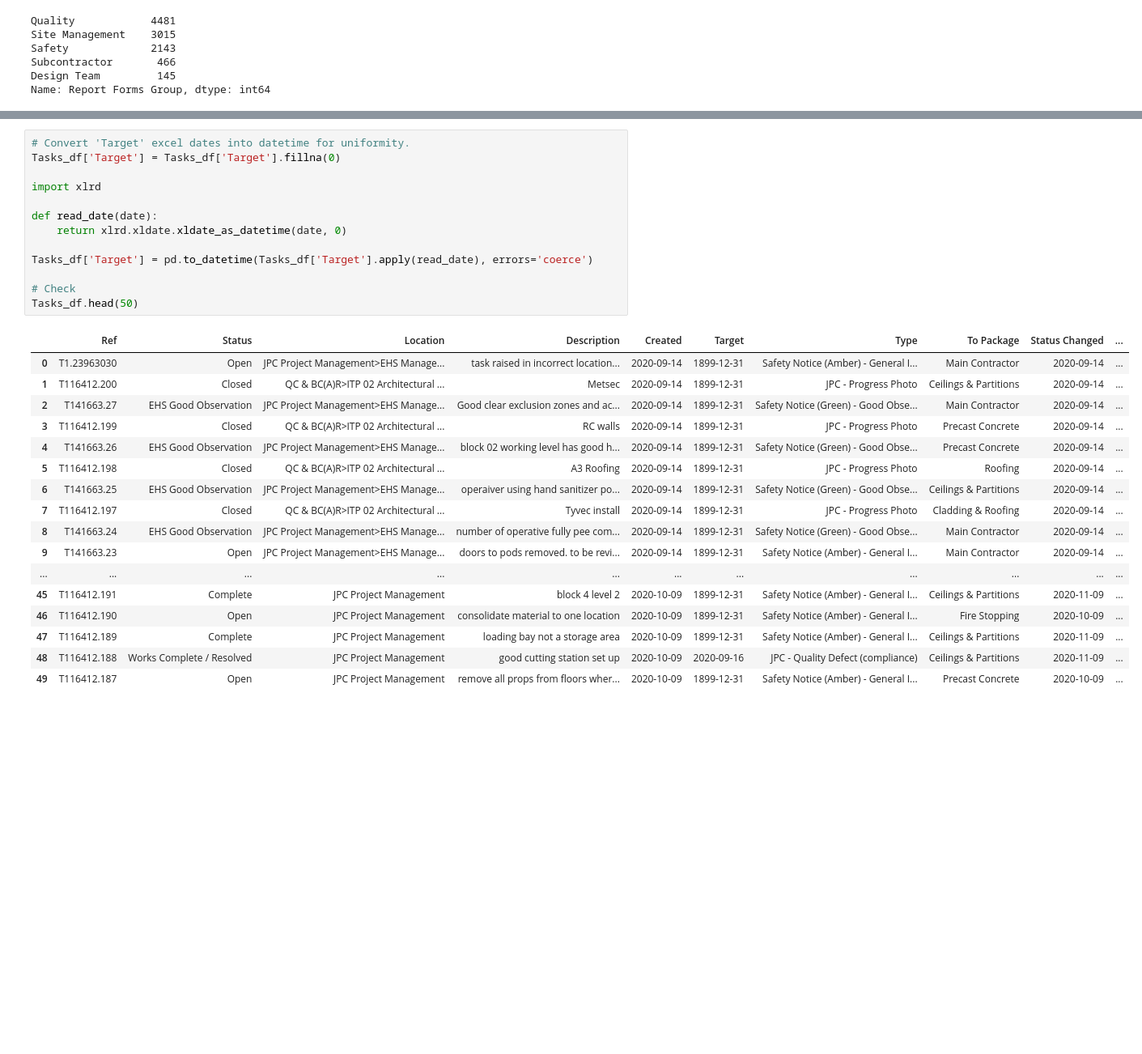
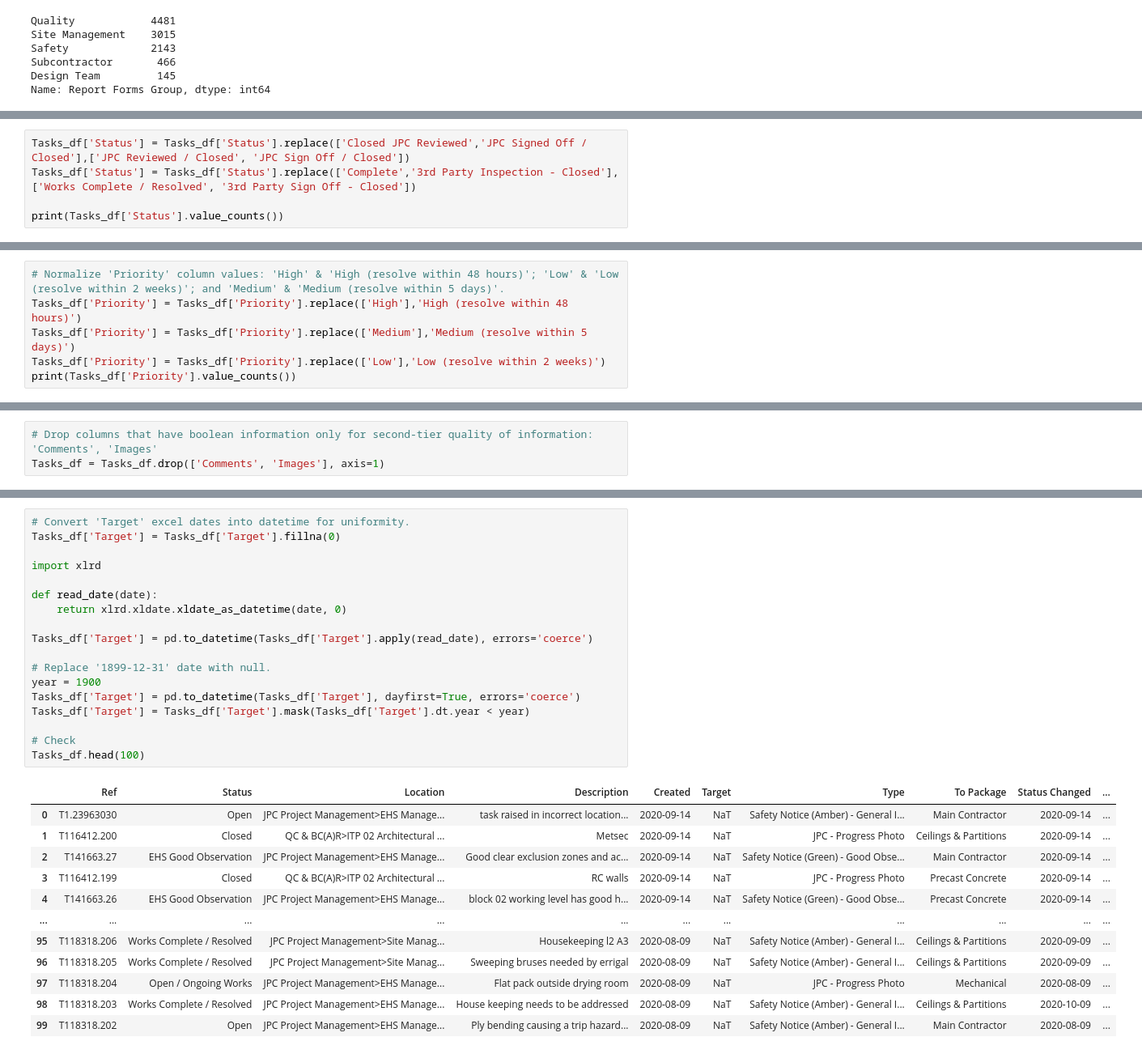
Before and after one commit to chkCreate/Construction_Project_Management_Report_Analysis, a Jupyter notebook: Data_Cleaning.ipynb, the cells around one changed output, grey strips where cells are left out. Shown: that part at 81% size. Drawn from its saved outputs; the diff is of its cells as text; blank space fills up the shorter version.

```diff
--- a/Data_Cleaning.ipynb
+++ b/Data_Cleaning.ipynb
@@ -188,0 +282,5 @@ Name: Priority, dtype: int64
+# %%
+Tasks_df['Status'] = Tasks_df['Status'].replace(['Closed JPC Reviewed','JPC Signed Off / Closed'],['JPC Reviewed / Closed', 'JPC Sign Off / Closed'])
+Tasks_df['Status'] = Tasks_df['Status'].replace(['Complete','3rd Party Inspection - Closed'],['Works Complete / Resolved', '3rd Party Sign Off - Closed'])
+
+print(Tasks_df['Status'].value_counts())
@@ -194,0 +341,6 @@ Name: Association, dtype: int64
+# %%
+# Normalize 'Priority' column values: 'High' & 'High (resolve within 48 hours)'; 'Low' & 'Low (resolve within 2 weeks)'; and 'Medium' & 'Medium (resolve within 5 days)'.
+Tasks_df['Priority'] = Tasks_df['Priority'].replace(['High'],'High (resolve within 48 hours)')
+Tasks_df['Priority'] = Tasks_df['Priority'].replace(['Medium'],'Medium (resolve within 5 days)')
+Tasks_df['Priority'] = Tasks_df['Priority'].replace(['Low'],'Low (resolve within 2 weeks)')
+print(Tasks_df['Priority'].value_counts())
@@ -195,3 +372,6 @@ Name: Association, dtype: int64
+# %%
+# Drop columns that have boolean information only for second-tier quality of information: 'Comments', 'Images'
+Tasks_df = Tasks_df.drop(['Comments', 'Images'], axis=1)
 # %%
 # Convert date object column into datetime format.
 Tasks_df['Created'] = pd.to_datetime(Tasks_df['Created'])
@@ -219,31 +395,31 @@ Tasks_df.head(50)
 # %%
 # Convert 'Target' excel dates into datetime for uniformity.
 Tasks_df['Target'] = Tasks_df['Target'].fillna(0)
 
 import xlrd
 
 def read_date(date):
     return xlrd.xldate.xldate_as_datetime(date, 0)
 
 Tasks_df['Target'] = pd.to_datetime(Tasks_df['Target'].apply(read_date), errors='coerce')
 
+# Replace '1899-12-31' date with null.
+year = 1900
+Tasks_df['Target'] = pd.to_datetime(Tasks_df['Target'], dayfirst=True, errors='coerce')
+Tasks_df['Target'] = Tasks_df['Target'].mask(Tasks_df['Target'].dt.year < year)
+
 # Check
-Tasks_df.head(50)
+Tasks_df.head(100)
 # %% [output]
 |  | Ref | Status | Location | Description | Created | Target | Type | To Package | Status Changed | ... |
-| 0 | T1.23963030 | Open | JPC Project Management>EHS Manage... | task raised in incorrect location... | 2020-09-14 | 1899-12-31 | Safety Notice (Amber) - General I... | Main Contractor | 2020-09-14 | ... |
-| 1 | T116412.200 | Closed | QC & BC(A)R>ITP 02 Architectural ... | Metsec | 2020-09-14 | 1899-12-31 | JPC - Progress Photo | Ceilings & Partitions | 2020-09-14 | ... |
-| 2 | T141663.27 | EHS Good Observation | JPC Project Management>EHS Manage... | Good clear exclusion zones and ac... | 2020-09-14 | 1899-12-31 | Safety Notice (Green) - Good Obse... | Main Contractor | 2020-09-14 | ... |
-| 3 | T116412.199 | Closed | QC & BC(A)R>ITP 02 Architectural ... | RC walls | 2020-09-14 | 1899-12-31 | JPC - Progress Photo | Precast Concrete | 2020-09-14 | ... |
-| 4 | T141663.26 | EHS Good Observation | JPC Project Management>EHS Manage... | block 02 working level has good h... | 2020-09-14 | 1899-12-31 | Safety Notice (Green) - Good Obse... | Precast Concrete | 2020-09-14 | ... |
-| 5 | T116412.198 | Closed | QC & BC(A)R>ITP 02 Architectural ... | A3 Roofing | 2020-09-14 | 1899-12-31 | JPC - Progress Photo | Roofing | 2020-09-14 | ... |
-| 6 | T141663.25 | EHS Good Observation | JPC Project Management>EHS Manage... | operaiver using hand sanitizer po... | 2020-09-14 | 1899-12-31 | Safety Notice (Green) - Good Obse... | Ceilings & Partitions | 2020-09-14 | ... |
-| 7 | T116412.197 | Closed | QC & BC(A)R>ITP 02 Architectural ... | Tyvec install | 2020-09-14 | 1899-12-31 | JPC - Progress Photo | Cladding & Roofing | 2020-09-14 | ... |
-| 8 | T141663.24 | EHS Good Observation | JPC Project Management>EHS Manage... | number of operative fully pee com... | 2020-09-14 | 1899-12-31 | Safety Notice (Green) - Good Obse... | Main Contractor | 2020-09-14 | ... |
-| 9 | T141663.23 | Open | JPC Project Management>EHS Manage... | doors to pods removed. to be revi... | 2020-09-14 | 1899-12-31 | Safety Notice (Amber) - General I... | Main Contractor | 2020-09-14 | ... |
+| 0 | T1.23963030 | Open | JPC Project Management>EHS Manage... | task raised in incorrect location... | 2020-09-14 | NaT | Safety Notice (Amber) - General I... | Main Contractor | 2020-09-14 | ... |
+| 1 | T116412.200 | Closed | QC & BC(A)R>ITP 02 Architectural ... | Metsec | 2020-09-14 | NaT | JPC - Progress Photo | Ceilings & Partitions | 2020-09-14 | ... |
+| 2 | T141663.27 | EHS Good Observation | JPC Project Management>EHS Manage... | Good clear exclusion zones and ac... | 2020-09-14 | NaT | Safety Notice (Green) - Good Obse... | Main Contractor | 2020-09-14 | ... |
+| 3 | T116412.199 | Closed | QC & BC(A)R>ITP 02 Architectural ... | RC walls | 2020-09-14 | NaT | JPC - Progress Photo | Precast Concrete | 2020-09-14 | ... |
+| 4 | T141663.26 | EHS Good Observation | JPC Project Management>EHS Manage... | block 02 working level has good h... | 2020-09-14 | NaT | Safety Notice (Green) - Good Obse... | Precast Concrete | 2020-09-14 | ... |
 | ... | ... | ... | ... | ... | ... | ... | ... | ... | ... | ... |
-| 45 | T116412.191 | Complete | JPC Project Management | block 4 level 2 | 2020-10-09 | 1899-12-31 | Safety Notice (Amber) - General I... | Ceilings & Partitions | 2020-11-09 | ... |
-| 46 | T116412.190 | Open | JPC Project Management | consolidate material to one location | 2020-10-09 | 1899-12-31 | Safety Notice (Amber) - General I... | Fire Stopping | 2020-10-09 | ... |
-| 47 | T116412.189 | Complete | JPC Project Management | loading bay not a storage area | 2020-10-09 | 1899-12-31 | Safety Notice (Amber) - General I... | Ceilings & Partitions | 2020-11-09 | ... |
-| 48 | T116412.188 | Works Complete / Resolved | JPC Project Management | good cutting station set up | 2020-10-09 | 2020-09-16 | JPC - Quality Defect (compliance) | Ceilings & Partitions | 2020-11-09 | ... |
-| 49 | T116412.187 | Open | JPC Project Management | remove all props from floors wher... | 2020-10-09 | 1899-12-31 | Safety Notice (Amber) - General I... | Precast Concrete | 2020-10-09 | ... |
+| 95 | T118318.206 | Works Complete / Resolved | JPC Project Management>Site Manag... | Housekeeping l2 A3 | 2020-08-09 | NaT | Safety Notice (Amber) - General I... | Ceilings & Partitions | 2020-09-09 | ... |
+| 96 | T118318.205 | Works Complete / Resolved | JPC Project Management>Site Manag... | Sweeping bruses needed by errigal | 2020-08-09 | NaT | Safety Notice (Amber) - General I... | Ceilings & Partitions | 2020-09-09 | ... |
+| 97 | T118318.204 | Open / Ongoing Works | JPC Project Management>EHS Manage... | Flat pack outside drying room | 2020-08-09 | NaT | JPC - Progress Photo | Mechanical | 2020-08-09 | ... |
+| 98 | T118318.203 | Works Complete / Resolved | JPC Project Management>EHS Manage... | House keeping needs to be addressed | 2020-08-09 | NaT | Safety Notice (Amber) - General I... | Ceilings & Partitions | 2020-10-09 | ... |
+| 99 | T118318.202 | Open | JPC Project Management>EHS Manage... | Ply bending causing a trip hazard... | 2020-08-09 | NaT | Safety Notice (Amber) - General I... | Main Contractor | 2020-08-09 | ... |
```
Also changed, not shown: parts of 27 cells of this notebook, 2 other files.
